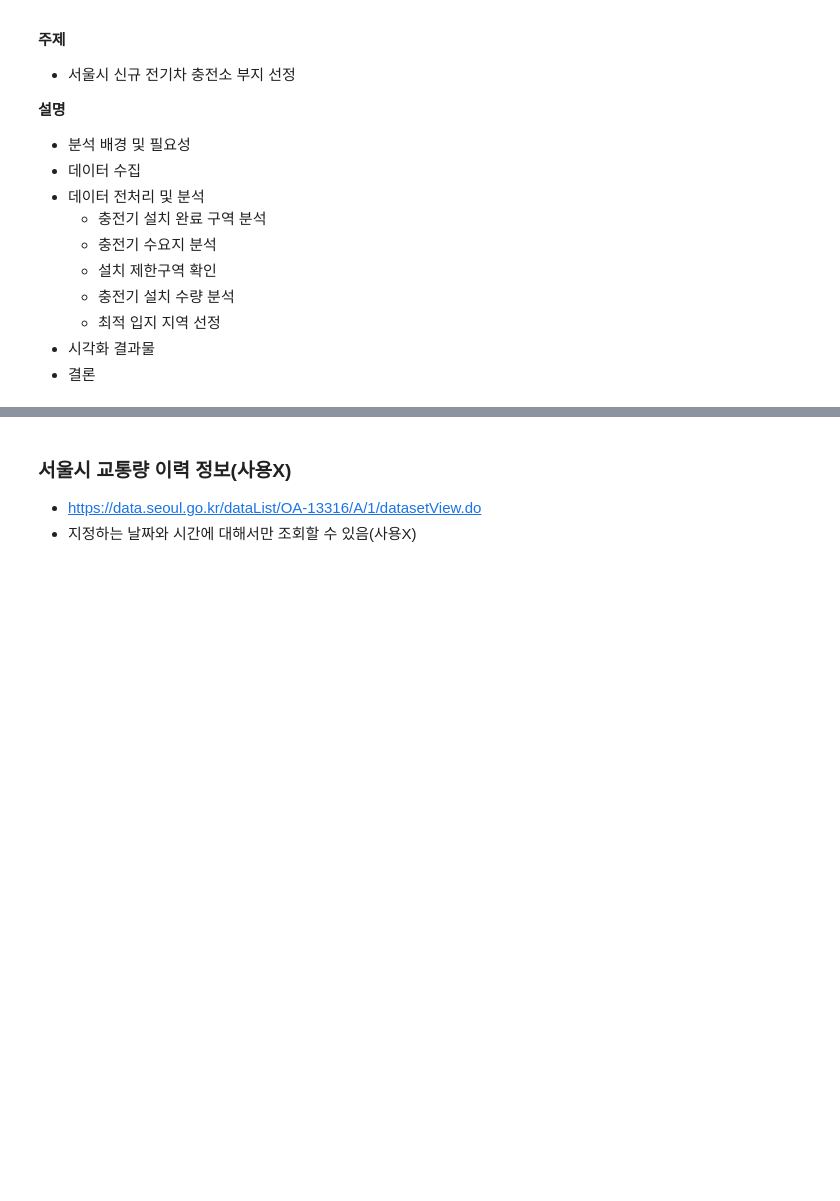
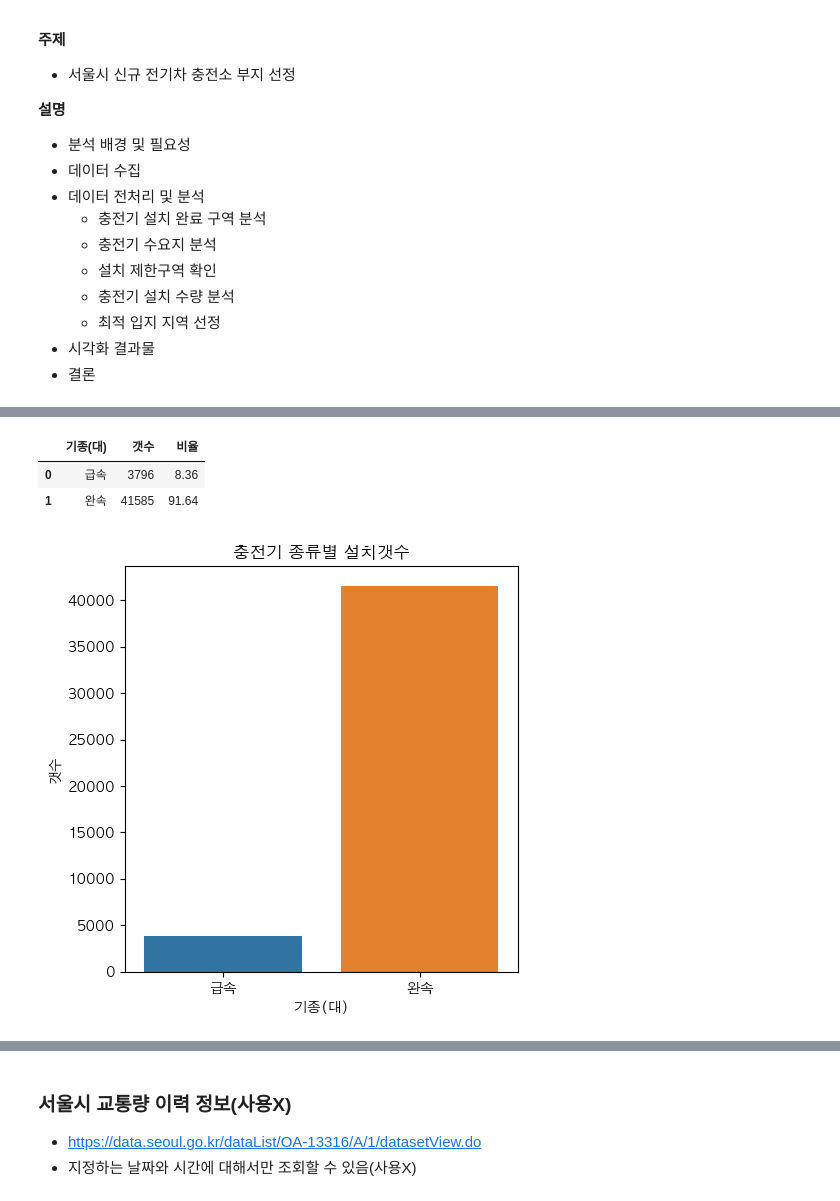
Before and after one commit to Sookyeong-k/MillionVolt, a Jupyter notebook: data_analysis_수경.ipynb, the cells around one changed output, grey strips where cells are left out. Drawn from its saved outputs; the diff is of its cells as text; code cells hidden in the pictures; blank space fills up the shorter version.

```diff
--- a/data_analysis_수경.ipynb
+++ b/data_analysis_수경.ipynb
@@ -66,0 +29,8 @@ chager_place_df.to_csv('서울시 충전소 정보.csv', index = False)
+# %%
+#라이브러리 불러오기
+import pandas as pd
+import matplotlib.pyplot as plt
+import seaborn as sns
+
+# 애플코딕 설치되어 있을때
+plt.rcParams['font.family'] = 'AppleGothic'
@@ -66,0 +79,25 @@ chager_place_df.to_csv('서울시 충전소 정보.csv', index = False)
+# %%
+# 전기차 충전소 현황 일 불러오기
+charger_df = pd.read_csv('/Users/sookyeong/Documents/내배캠/팀프로젝트/project5_final/MillionVolt/전기차 충전소 현황_환경공단(좌표_null).csv')
+
+#좌표 not null 데이터
+charger_df_not_null = pd.read_csv('/Users/sookyeong/Documents/내배캠/팀프로젝트/project5_final/MillionVolt/전기차 충전소 현황_환경공단(좌표_not_null).csv')
+# %%
+# 설치년도별 충전기 종류의 갯수 계산
+charger_count = charger_df.groupby(['기종(대)']).size().reset_index(name='갯수')
+charger_count['비율'] = (charger_count['갯수'] / charger_count['갯수'].sum() *100).round(2)
+display(charger_count)
+
+# 그래프 크기 설정
+plt.figure(figsize=(5, 5))
+sns.barplot(charger_count, x = '기종(대)', y = '갯수')
+plt.title('충전기 종류별 설치갯수')
+plt.xlabel('기종(대)')
+plt.ylabel('갯수')
+plt.tight_layout()
+plt.show()
+# %% [output]
+|  | 기종(대) | 갯수 | 비율 |
+| 0 | 급속 | 3796 | 8.36 |
+| 1 | 완속 | 41585 | 91.64 |
+[figure, added]
```
Also changed, not shown: parts of 31 cells of this notebook.
